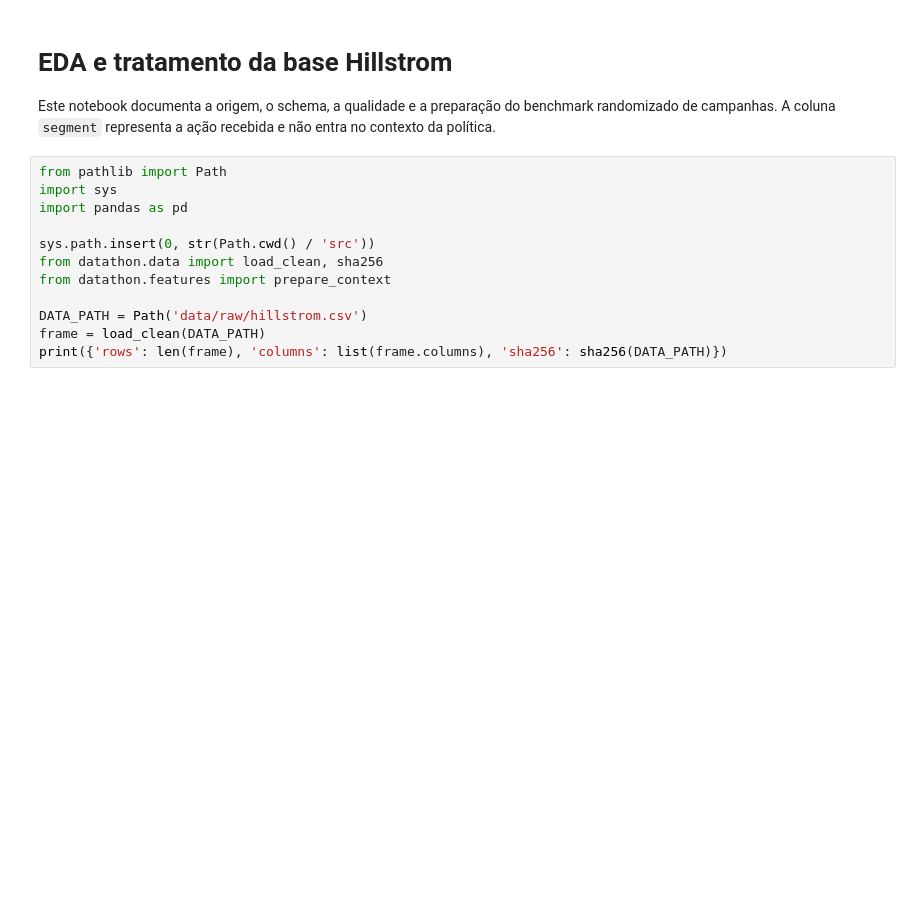
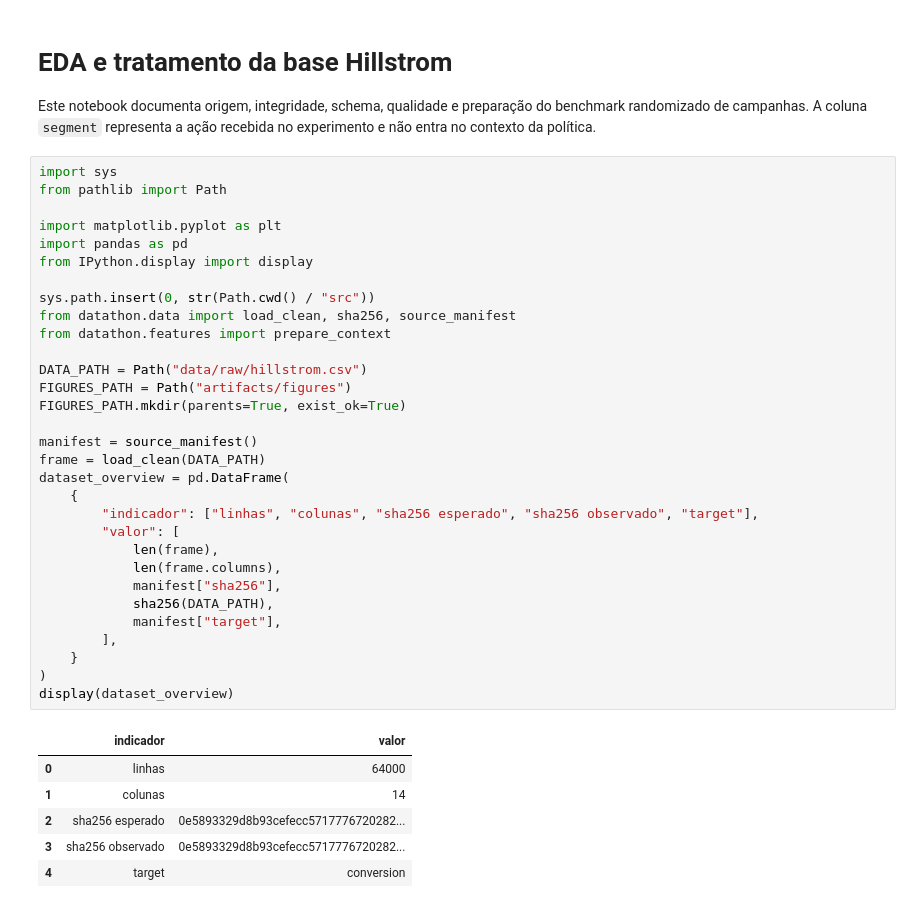
Before and after one commit to jonathancavalcante77/tech-challenge-fase5, a Jupyter notebook: notebooks/01_eda.ipynb, the cells around one changed output. Drawn from its saved outputs; the diff is of its cells as text; blank space fills up the shorter version.

```diff
--- a/notebooks/01_eda.ipynb
+++ b/notebooks/01_eda.ipynb
@@ -1,17 +1,43 @@
 # %% [markdown]
 # EDA e tratamento da base Hillstrom
 
-Este notebook documenta a origem, o schema, a qualidade e a preparação do benchmark randomizado de campanhas. A coluna `segment` representa a ação recebida e não entra no contexto da política.
+Este notebook documenta origem, integridade, schema, qualidade e preparação do benchmark randomizado de campanhas. A coluna `segment` representa a ação recebida no experimento e não entra no contexto da política.
 # %%
+import sys
 from pathlib import Path
-import sys
+
+import matplotlib.pyplot as plt
 import pandas as pd
+from IPython.display import display
 
-sys.path.insert(0, str(Path.cwd() / 'src'))
-from datathon.data import load_clean, sha256
+sys.path.insert(0, str(Path.cwd() / "src"))
+from datathon.data import load_clean, sha256, source_manifest
 from datathon.features import prepare_context
 
-DATA_PATH = Path('data/raw/hillstrom.csv')
+DATA_PATH = Path("data/raw/hillstrom.csv")
+FIGURES_PATH = Path("artifacts/figures")
+FIGURES_PATH.mkdir(parents=True, exist_ok=True)
+
+manifest = source_manifest()
 frame = load_clean(DATA_PATH)
-print({'rows': len(frame), 'columns': list(frame.columns), 'sha256': sha256(DATA_PATH)})
+dataset_overview = pd.DataFrame(
+    {
+        "indicador": ["linhas", "colunas", "sha256 esperado", "sha256 observado", "target"],
+        "valor": [
+            len(frame),
+            len(frame.columns),
+            manifest["sha256"],
+            sha256(DATA_PATH),
+            manifest["target"],
+        ],
+    }
+)
+display(dataset_overview)
+# %% [output]
+|  | indicador | valor |
+| 0 | linhas | 64000 |
+| 1 | colunas | 14 |
+| 2 | sha256 esperado | 0e5893329d8b93cefecc5717776720282... |
+| 3 | sha256 observado | 0e5893329d8b93cefecc5717776720282... |
+| 4 | target | conversion |
 # %% [markdown]
```
Also changed, not shown: parts of 9 cells of this notebook, 40 other files.
